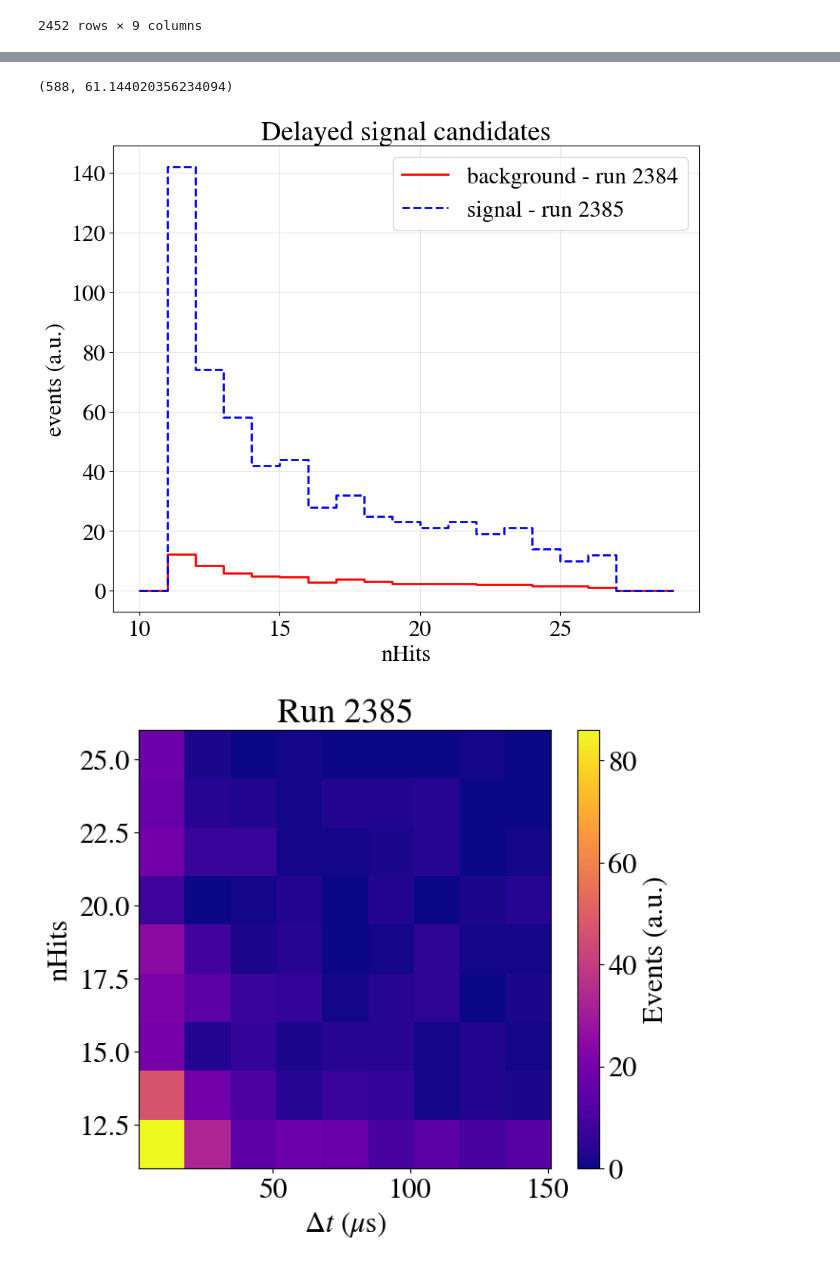
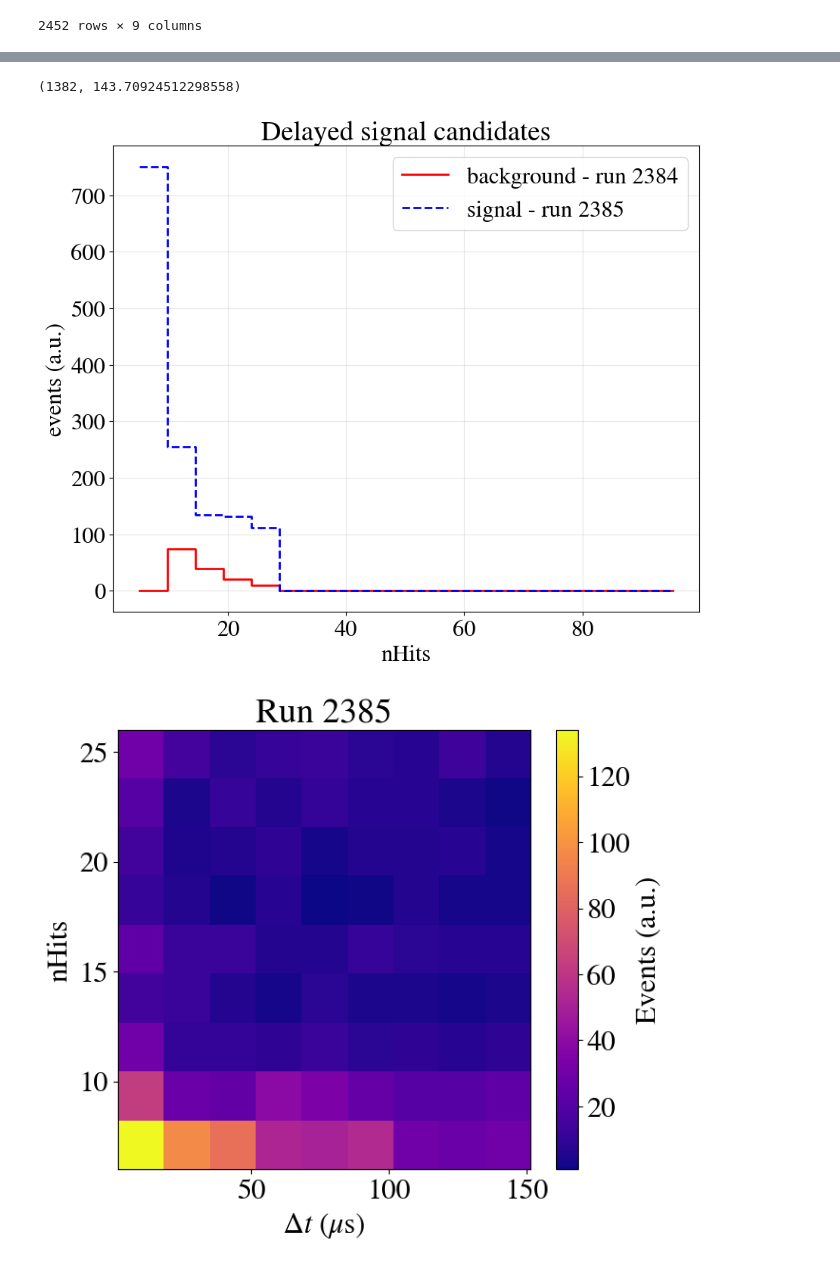
Before and after one commit to halmamol/ACES, a Jupyter notebook: jupyter_nb/CandidateEvents_onetime.ipynb, the cells around one changed output, grey strips where cells are left out. Drawn from its saved outputs; the diff is of its cells as text; code cells hidden in the pictures.

```diff
--- a/jupyter_nb/CandidateEvents_onetime.ipynb
+++ b/jupyter_nb/CandidateEvents_onetime.ipynb
@@ -50,5 +50,5 @@ prompt_nhits_min = 150
 prompt_nhits_max = 300
 coincidence_window = 150000  # Window for coincidence search
 delayed_window = 100  # Window for delayed candidates
-delayed_nhits_min = 10  # Minimum number of hits for delayed candidates
-delayed_nhits_max = 30  # Maximum number of hits for delayed candidates
+delayed_nhits_min = 5  # Minimum number of hits for delayed candidates
+delayed_nhits_max = 100  # Maximum number of hits for delayed candidates
@@ -55,6 +68,6 @@ delayed_nhits_max = 30  # Maximum number of hits for delayed candidates
 # %%
-bkg_file = f'/scratch/halmazan/WCTE/files/data/AmBeCandidates/neutron_candidates_{bkg_run}_timestest.csv'
-sig_file = f'/scratch/halmazan/WCTE/files/data/AmBeCandidates/neutron_candidates_{sig_run}_timestest.csv'
+bkg_file = f'/scratch/halmazan/WCTE/files/data/AmBeCandidates/neutron_candidates_{bkg_run}_timestest_newlimits.csv'
+sig_file = f'/scratch/halmazan/WCTE/files/data/AmBeCandidates/neutron_candidates_{sig_run}_timestest_newlimits.csv'
 df = pd.read_csv(sig_file)
 df_bkg = pd.read_csv(bkg_file)
 
@@ -237,12 +303,14 @@ df
 # %%
-#idx = df.groupby(['prompt_id'])['delayed_nhits'].idxmax()
+idx = df.groupby(['prompt_id'])['delayed_nhits'].idxmax()
 #idx = df.groupby(['prompt_id'])['DeltaR'].idxmin()
-idx = df.groupby(['prompt_id'])['delayed_id'].idxmin()
+#idx = df.groupby(['prompt_id'])['delayed_id'].idxmin()
 df_filtered = df.loc[idx].reset_index(drop=True)
+#df_filtered = df[df['DeltaR']<100]
 #df = df_filtered
 
-#idx_bkg = df_bkg.groupby(['prompt_id'])['delayed_nhits'].idxmax()
+idx_bkg = df_bkg.groupby(['prompt_id'])['delayed_nhits'].idxmax()
 #idx_bkg = df_bkg.groupby(['prompt_id'])['DeltaR'].idxmin()
-idx_bkg = df_bkg.groupby(['prompt_id'])['delayed_id'].idxmin()
+#idx_bkg = df_bkg.groupby(['prompt_id'])['delayed_id'].idxmin()
 df_filtered_bkg = df_bkg.loc[idx_bkg].reset_index(drop=True)
+#df_filtered_bkg = df_bkg[df_bkg['DeltaR']<100]
 #df_bkg = df_filtered_bkg
@@ -444,0 +522,19 @@ N_sig_cand, N_acc_cand, df_acc_filtered.vp_prompt_id.nunique()
+# %%
+N_sig_sel = df_filtered.prompt_id.nunique()
+N_acc_vw = 23580
+N_acc_sel = df_acc_filtered.vp_prompt_id.nunique()
+N_acc_cand = N_sig_sel* N_acc_sel / N_acc_vw
+
+
+print("Expected Signal Events in run:", n_exp)
+print("Expected Signal events per time window:", n_exp / N_events_sig)
+print("Signal Selected Events (in run):", N_sig_sel)
+print("Signal Selected Events per time window:", N_sig_sel / N_events_sig)
+print("Accidental Selected EVents:", N_acc_sel)
+print("Accidental Candidate Events:", N_acc_cand)
+
+N_candidates = N_sig_sel - N_acc_cand
+e_sel = N_candidates / n_exp
+
+print("Candidate Events for run ", sig_run, ":", N_candidates)
+print("Selection Efficiency:", e_sel*100, "%")
@@ -445,7 +550,7 @@ N_sig_cand, N_acc_cand, df_acc_filtered.vp_prompt_id.nunique()
 # %%
-N_sig_cand, df_acc_filtered.vp_prompt_id.nunique()*N_sig_cand/N_acc_cand
+N_sig_sel, df_acc_filtered.vp_prompt_id.nunique()*N_sig_sel/N_acc_vw
 # %% [output]
-(588, 61.144020356234094)
+(1382, 143.70924512298558)
 # %%
 def pl_delayed_vp(N_events_bkg, N_events_sig, df, df_bkg, sig_run, bkg_run, delayed_nhits_min, delayed_nhits_max):
     prompt_nhits = df.delayed_nhits.values
@@ -480,8 +585,8 @@ def pl_delayed_vp(N_events_bkg, N_events_sig, df, df_bkg, sig_run, bkg_run, dela
     cb.set_label('Events (a.u.)')
     plt.show()
 # %%
-pl_delayed_vp(N_acc_cand, N_sig_cand, df_filtered, df_acc_filtered, sig_run, bkg_run, delayed_nhits_min, delayed_nhits_max)
+pl_delayed_vp(N_acc_vw, N_sig_sel, df_filtered, df_acc_filtered, sig_run, bkg_run, delayed_nhits_min, delayed_nhits_max)
 # %% [output]
-[figure, old version]
+[figure, new version]
-[figure, old version]
+[figure, new version]
 # %%
```
Also changed, not shown: parts of 30 cells of this notebook, 3 other files.
